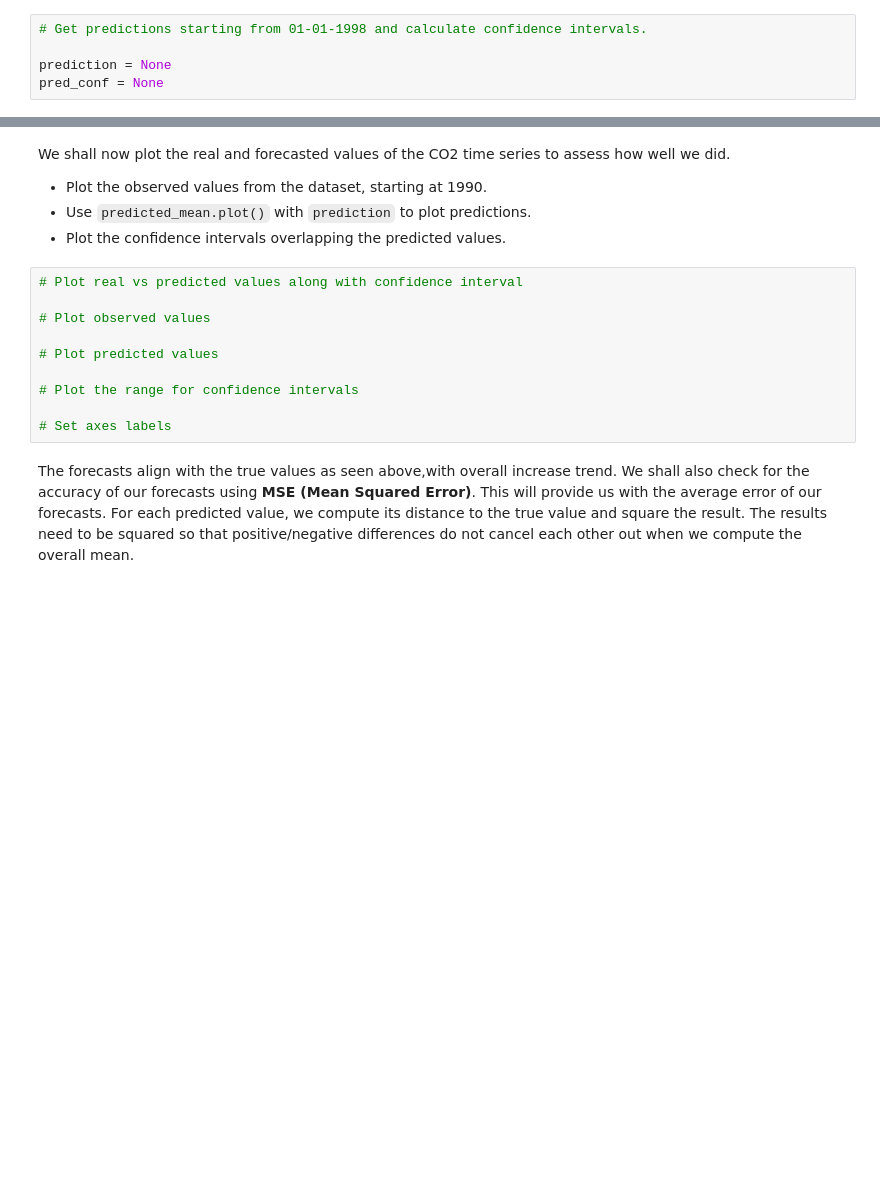
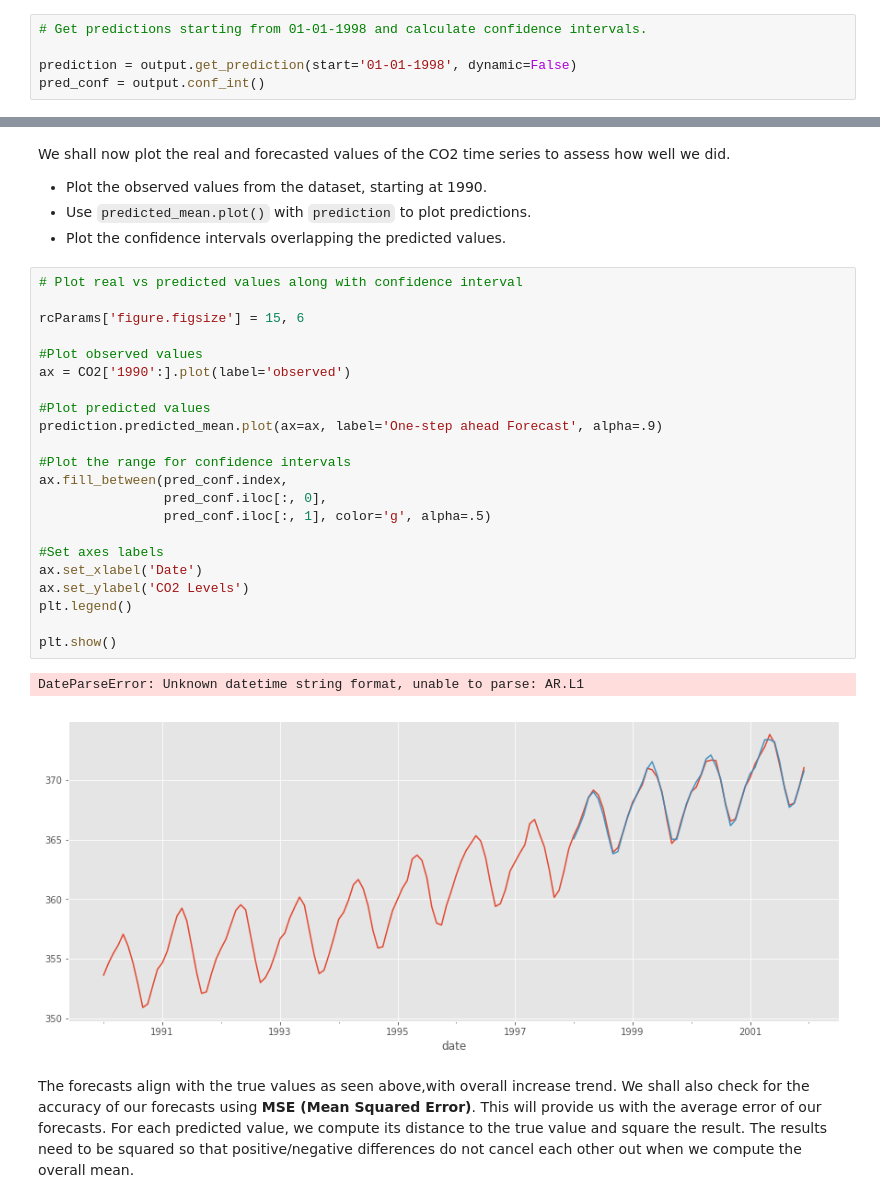
Before and after one commit to MissAle17/dsc-3-26-08-sarima-models-lab-online-ds-sp-000, a Jupyter notebook: index.ipynb, the cells around one changed output, grey strips where cells are left out. Cells and saved outputs as stored; diff of their text form; blank space fills up the shorter version.

```diff
--- a/index.ipynb
+++ b/index.ipynb
@@ -336,5 +363,5 @@ The `get_prediction()` and `conf_int()` attributes allow us to obtain the values
 # %%
 # Get predictions starting from 01-01-1998 and calculate confidence intervals.
 
-prediction = None
-pred_conf = None
+prediction = output.get_prediction(start='01-01-1998', dynamic=False)
+pred_conf = output.conf_int()
@@ -347,13 +383,28 @@ We shall now plot the real and forecasted values of the CO2 time series to asses
 # %%
 # Plot real vs predicted values along with confidence interval
 
-# Plot observed values
+rcParams['figure.figsize'] = 15, 6
 
-# Plot predicted values
+#Plot observed values
+ax = CO2['1990':].plot(label='observed')
 
-# Plot the range for confidence intervals
+#Plot predicted values
+prediction.predicted_mean.plot(ax=ax, label='One-step ahead Forecast', alpha=.9)
 
-# Set axes labels
+#Plot the range for confidence intervals
+ax.fill_between(pred_conf.index,
+                pred_conf.iloc[:, 0],
+                pred_conf.iloc[:, 1], color='g', alpha=.5)
+
+#Set axes labels
+ax.set_xlabel('Date')
+ax.set_ylabel('CO2 Levels')
+plt.legend()
+
+plt.show()
+# %% [output]
+DateParseError: Unknown datetime string format, unable to parse: AR.L1
+[figure, added]
 # %% [markdown]
 The forecasts align with the true values  as seen above,with overall increase trend. We shall also check for the accuracy of our forecasts using  **MSE (Mean Squared Error)**. This will provide us with the average error of our forecasts. For each predicted value, we compute its distance to the true value and square the result. The results need to be squared so that positive/negative differences do not cancel each other out when we compute the overall mean.
 # %%
```
Also changed, not shown: parts of 8 cells of this notebook.
